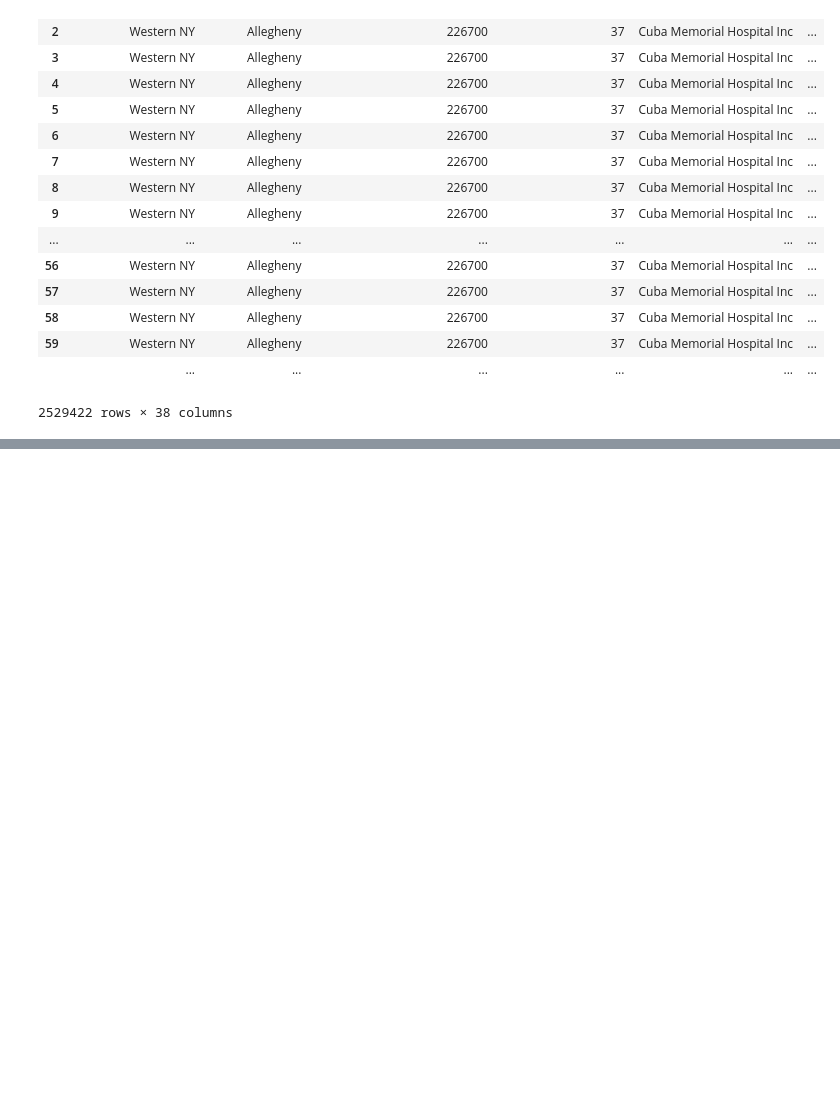
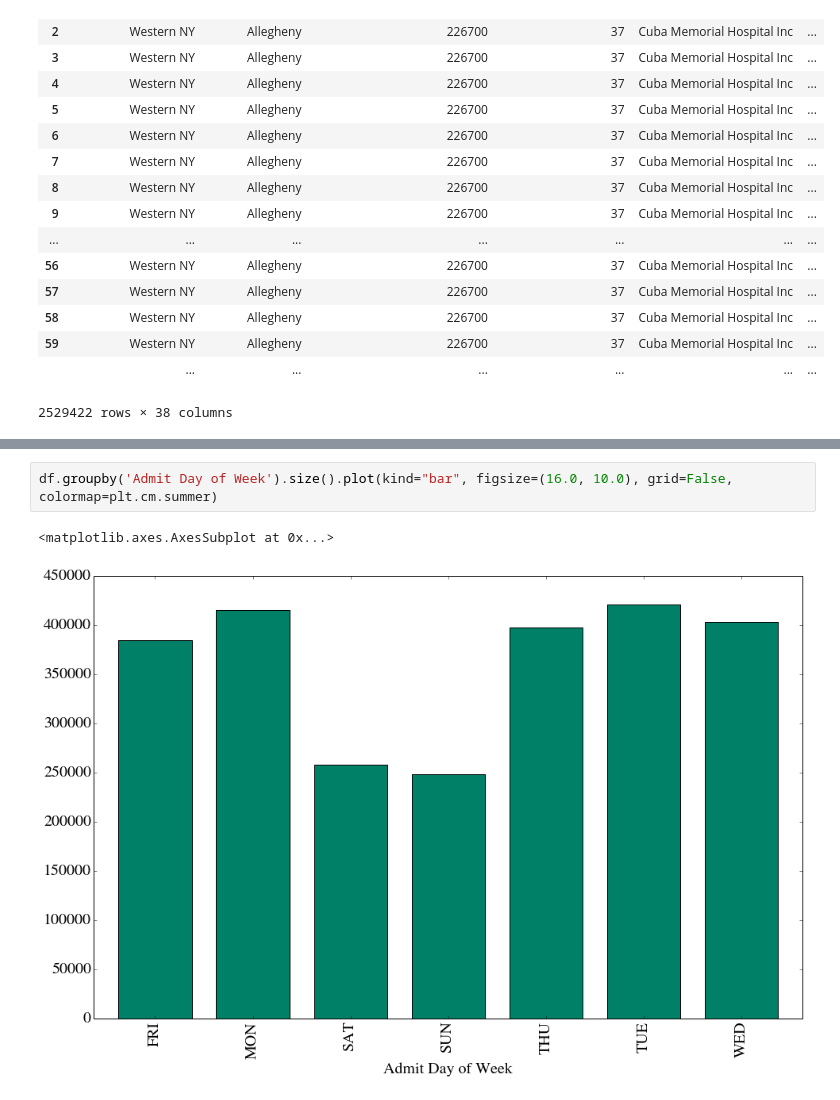
Before and after one commit to SUNY-Albany-CCI/National_Day_of_Civic_Hacking_Albany_2014, a Jupyter notebook: SPARCS.ipynb, the cells around one changed output, grey strips where cells are left out. Saved outputs shown, nothing was run; the diff lists cells and outputs as text; blank space fills up the shorter version.

```diff
--- a/SPARCS.ipynb
+++ b/SPARCS.ipynb
@@ -86,0 +148,5 @@ df
+# %%
+df.groupby('Admit Day of Week').size().plot(kind="bar", figsize=(16.0, 10.0), grid=False, colormap=plt.cm.summer)
+# %% [output]
+<matplotlib.axes.AxesSubplot at 0x...>
+[figure, added]
```
Also changed, not shown: parts of 20 cells of this notebook, 1 other file.
